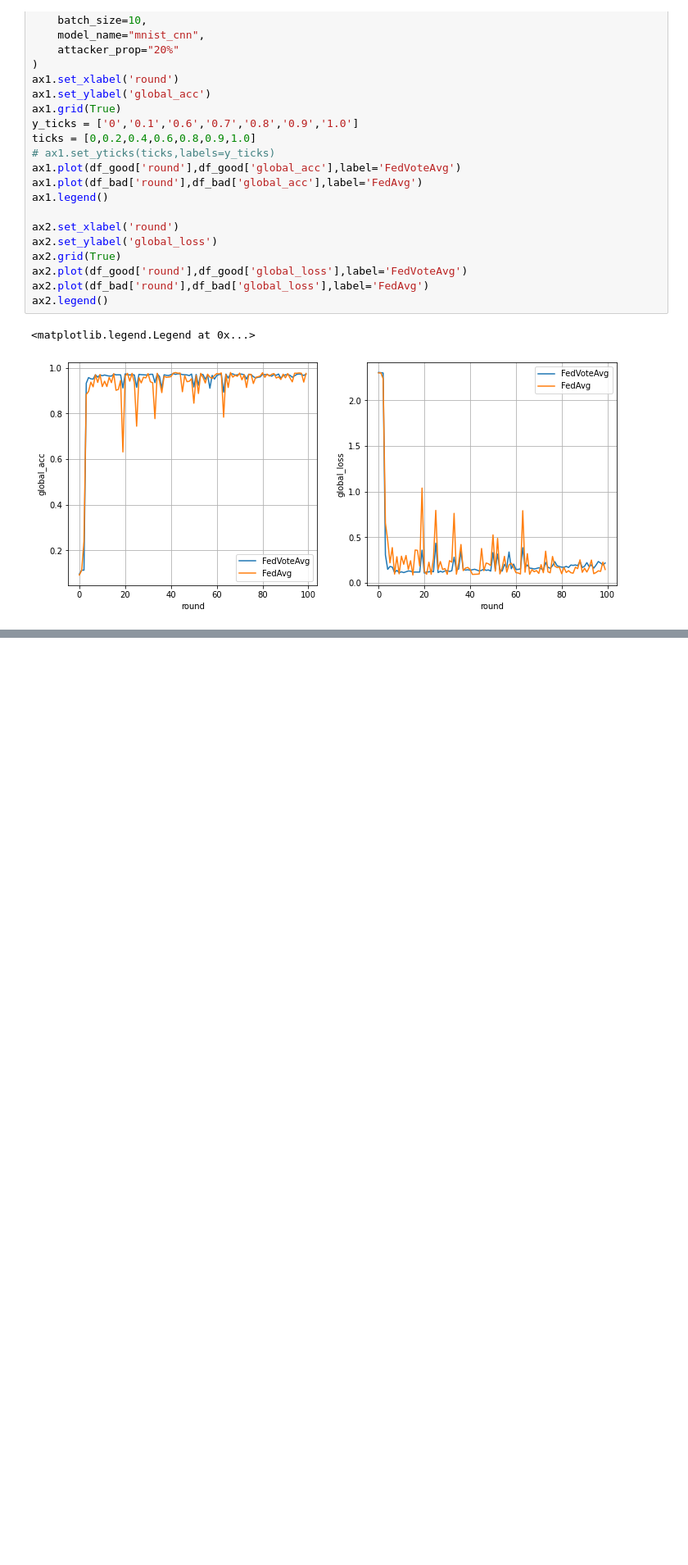
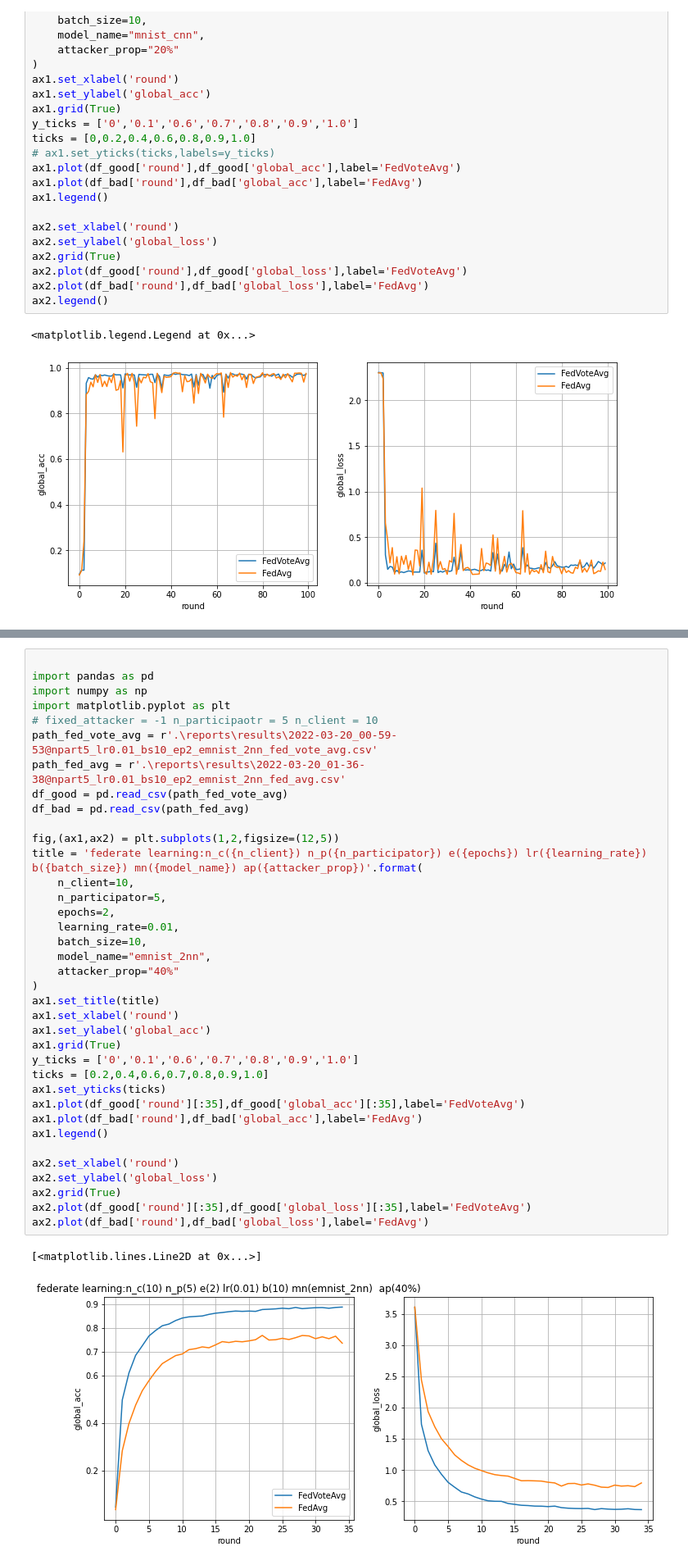
Before and after one commit to kang-ning-code/federate-learning-computing-market, a Jupyter notebook: federate_learning_with_blockchain/client_module/visual.ipynb, the cells around one changed output, grey strips where cells are left out. Shown at 82% size. Saved outputs shown, nothing was run; the diff lists cells and outputs as text; blank space fills up the shorter version.

```diff
--- a/federate_learning_with_blockchain/client_module/visual.ipynb
+++ b/federate_learning_with_blockchain/client_module/visual.ipynb
@@ -145,0 +228,40 @@ ax2.legend()
+# %%
+
+import pandas as pd
+import numpy as np
+import matplotlib.pyplot as plt
+# fixed_attacker = -1 n_participaotr = 5 n_client = 10
+path_fed_vote_avg = r'.\reports\results\2022-03-20_00-59-53@npart5_lr0.01_bs10_ep2_emnist_2nn_fed_vote_avg.csv'
+path_fed_avg = r'.\reports\results\2022-03-20_01-36-38@npart5_lr0.01_bs10_ep2_emnist_2nn_fed_avg.csv'
+df_good = pd.read_csv(path_fed_vote_avg)
+df_bad = pd.read_csv(path_fed_avg)
+
+fig,(ax1,ax2) = plt.subplots(1,2,figsize=(12,5))
+title = 'federate learning:n_c({n_client}) n_p({n_participator}) e({epochs}) lr({learning_rate}) b({batch_size}) mn({model_name}) ap({attacker_prop})'.format(
+    n_client=10,
+    n_participator=5,
+    epochs=2,
+    learning_rate=0.01,
+    batch_size=10,
+    model_name="emnist_2nn",
+    attacker_prop="40%"
+)
+ax1.set_title(title)
+ax1.set_xlabel('round')
+ax1.set_ylabel('global_acc')
+ax1.grid(True)
+y_ticks = ['0','0.1','0.6','0.7','0.8','0.9','1.0']
+ticks = [0.2,0.4,0.6,0.7,0.8,0.9,1.0]
+ax1.set_yticks(ticks)
+ax1.plot(df_good['round'][:35],df_good['global_acc'][:35],label='FedVoteAvg')
+ax1.plot(df_bad['round'],df_bad['global_acc'],label='FedAvg')
+ax1.legend()
+
+ax2.set_xlabel('round')
+ax2.set_ylabel('global_loss')
+ax2.grid(True)
+ax2.plot(df_good['round'][:35],df_good['global_loss'][:35],label='FedVoteAvg')
+ax2.plot(df_bad['round'],df_bad['global_loss'],label='FedAvg')
+# %% [output]
+[<matplotlib.lines.Line2D at 0x...>]
+[figure, added]
```
Also changed, not shown: parts of 3 cells of this notebook, 13 other files.
